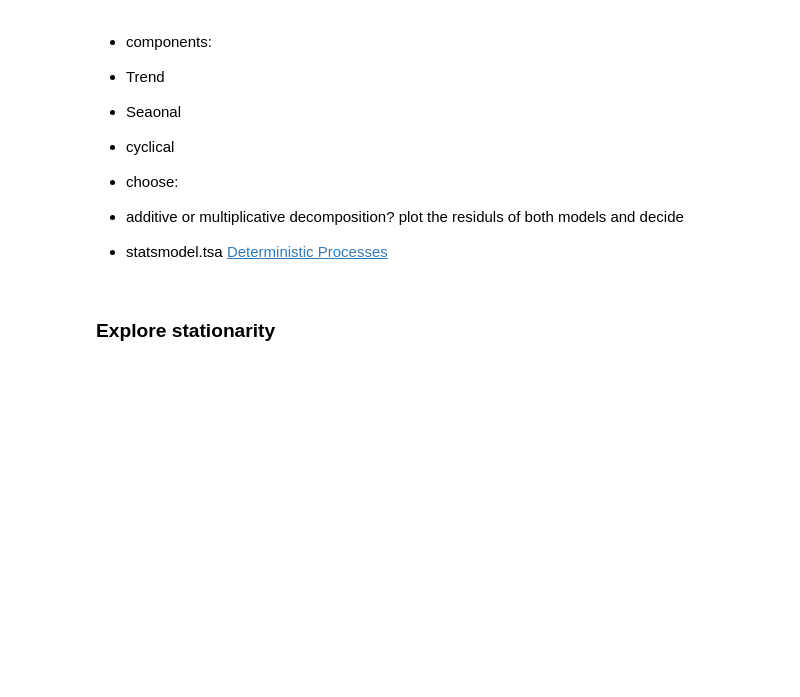
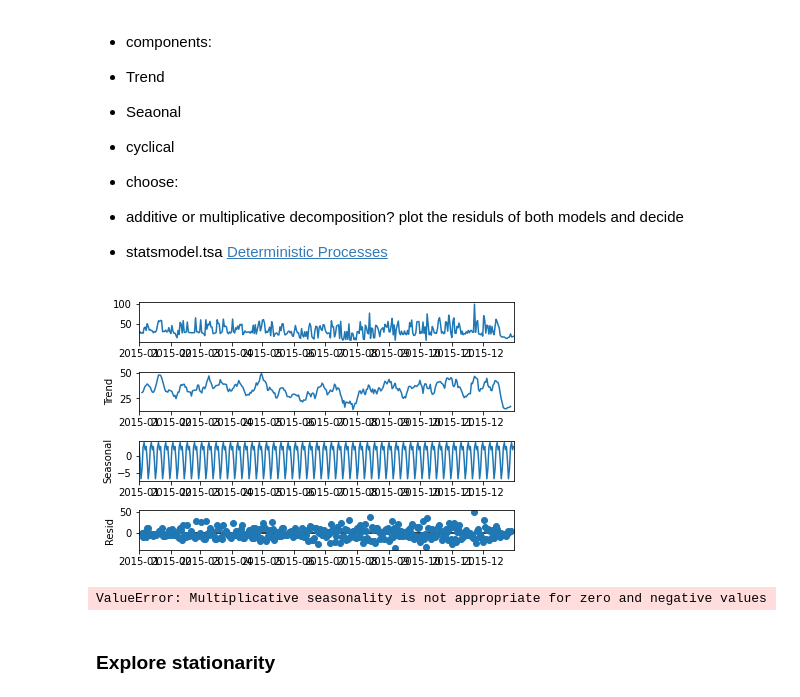
Before and after one commit to Guli-Y/ElectricityPricePredictor, a Jupyter notebook: notebooks/baseline_guli.ipynb, the cells around one changed output. Drawn from its saved outputs; the diff is of its cells as text; code cells hidden in the pictures; blank space fills up the shorter version.

```diff
--- a/notebooks/baseline_guli.ipynb
+++ b/notebooks/baseline_guli.ipynb
@@ -58,11 +128,16 @@ df.describe()
 # %%
 from statsmodels.tsa.seasonal import seasonal_decompose
 # Additive Decomposition (y = Trend + Seasonal + Residuals)
-result_add = seasonal_decompose(df, model='additive', period=24*365)
-result_add.plot()
+result_add = seasonal_decompose(df_test_mean, model='additive')
+plt.figsize=(20,16)
+result_add.plot();
+# %% [output]
+[figure, added]
 # %%
 # Multiplicative Decomposition (y = Trend * Seasonal * Residuals)
-result_mul = seasonal_decompose(df['price'], model='multiplicative', period=24*365)
+result_mul = seasonal_decompose(df, model='multiplicative', period=24*365)
 result_mul.plot();
+# %% [output]
+ValueError: Multiplicative seasonality is not appropriate for zero and negative values
 # %% [markdown]
 ### Explore stationarity
```
Also changed, not shown: parts of 20 cells of this notebook, 1 other file.
